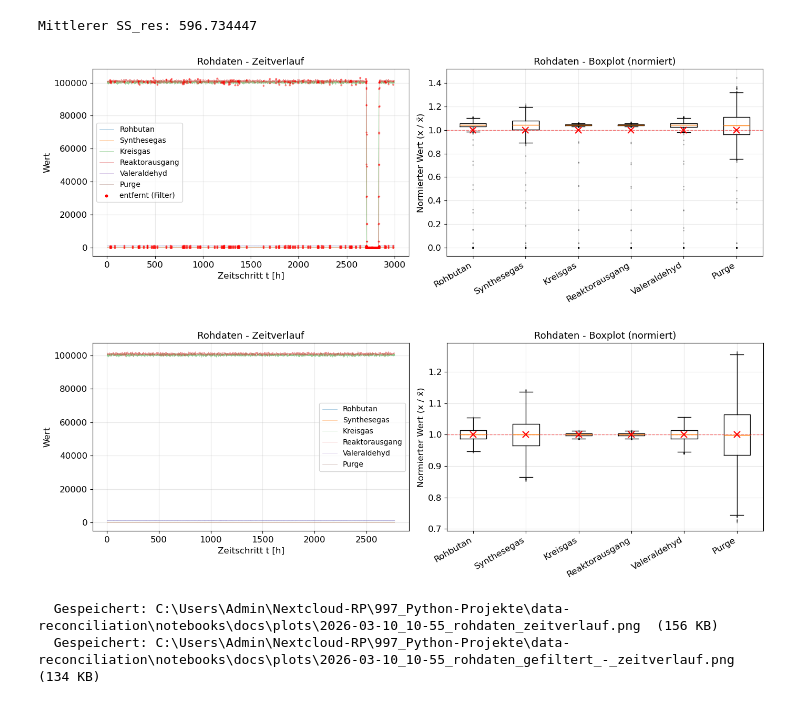
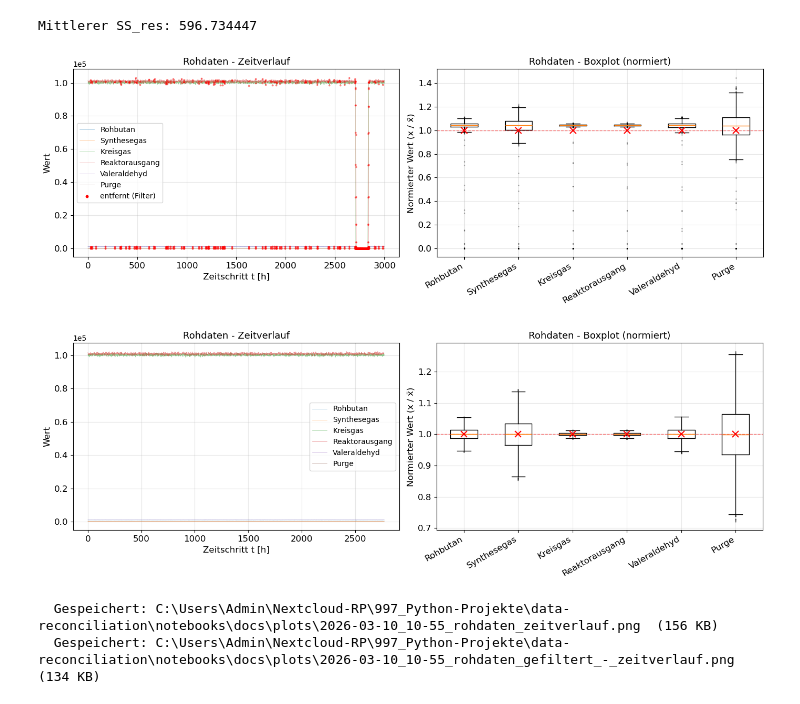
Before and after one commit to PhilippKretzschmar/data-reconciliation, a Jupyter notebook: notebooks/Untitled.ipynb, the cells around one changed output. Cells and saved outputs as stored; diff of their text form; code cells hidden in the pictures.

Commit message:
feat: visualization added scientific notation argument sci_left, sci_right (bool) in plot_timeseries

```diff
--- a/notebooks/Untitled.ipynb
+++ b/notebooks/Untitled.ipynb
@@ -76,12 +78,12 @@ Mittlerer SS_res: 596.734447
 # %%
 # Zelle 5: Plot
 %matplotlib inline
-fig2 = plot_timeseries(X, mask=mask, labels=stream_names, normalize=True, title_left="Rohdaten - Zeitverlauf", title_right="Rohdaten - Boxplot (normiert)")
-fig3 = plot_timeseries(X[mask], mask=None, labels=stream_names, normalize=True, title_left="Rohdaten - Zeitverlauf", title_right="Rohdaten - Boxplot (normiert)")
+fig2 = plot_timeseries(X, mask=mask, labels=stream_names, normalize=True, sci_left=True, title_left="Rohdaten - Zeitverlauf", title_right="Rohdaten - Boxplot (normiert)")
+fig3 = plot_timeseries(X[mask], mask=None, labels=stream_names, normalize=True, sci_left=True, sci_right=True, title_left="Rohdaten - Zeitverlauf", title_right="Rohdaten - Boxplot (normiert)")
 #fig4 = plot_corrections(X_stat, result["X_rec"], ids=stream_ids, labels=stream_labels)
 # %% [output]
-[figure, old version]
+[figure, new version]
-[figure, old version]
+[figure, new version]
 # %%
 save_figure(fig1)
 save_figure(fig2)
```
Also changed, not shown: parts of 1 cell of this notebook, 2 other files.
